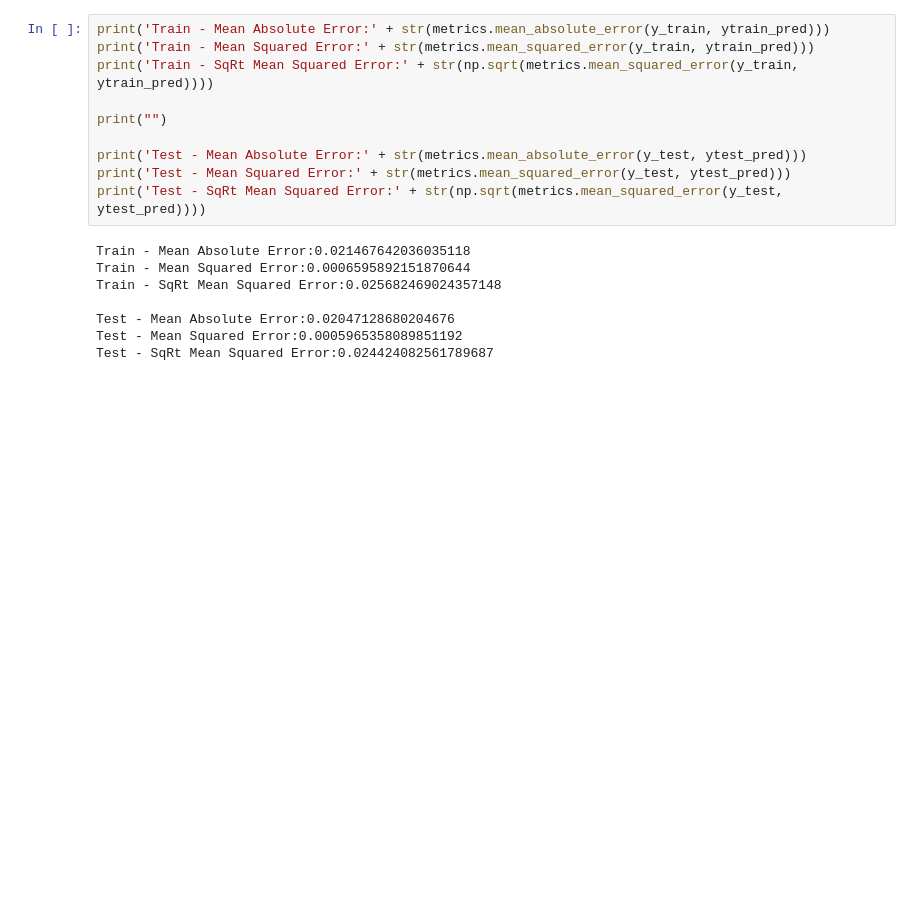
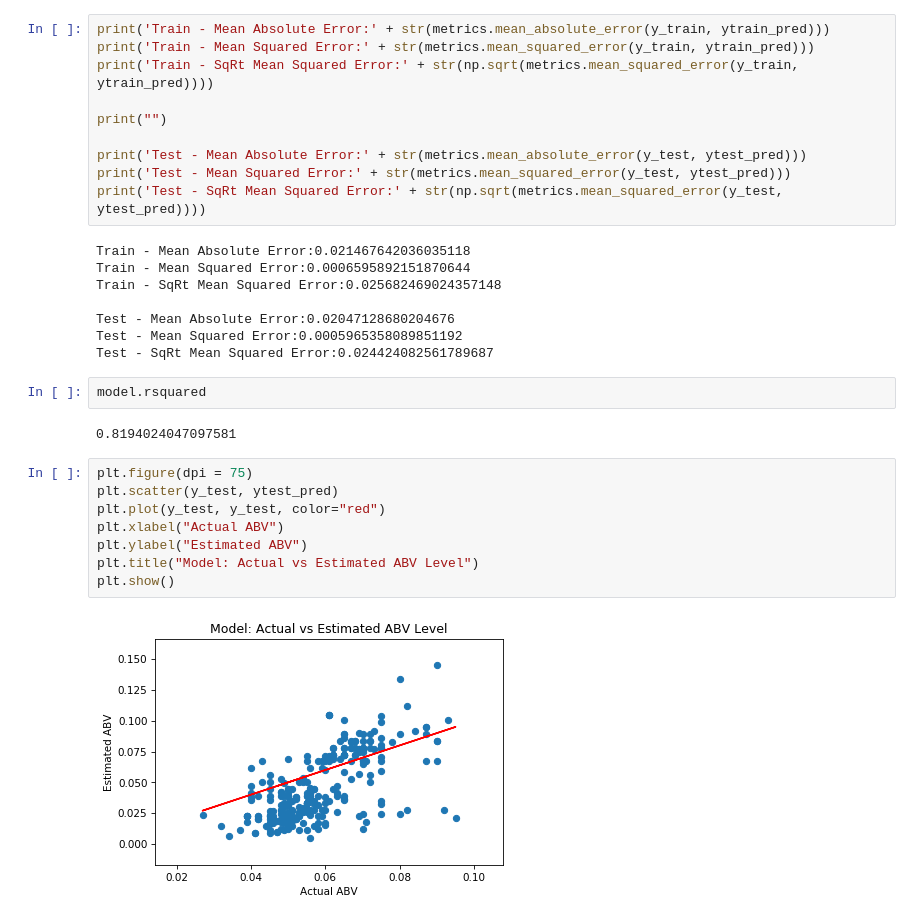
Before and after one commit to mcerow/abv_predictor, a Jupyter notebook: Blog3.ipynb, the cells around one changed output. Drawn from its saved outputs; the diff is of its cells as text; blank space fills up the shorter version.

Commit message:
updated model comparison

```diff
--- a/Blog3.ipynb
+++ b/Blog3.ipynb
@@ -210,3 +226,17 @@ Train - SqRt Mean Squared Error:0.025682469024357148
 Test - Mean Absolute Error:0.02047128680204676
 Test - Mean Squared Error:0.0005965358089851192
 Test - SqRt Mean Squared Error:0.024424082561789687
+# %%
+model.rsquared
+# %% [output]
+0.8194024047097581
+# %%
+plt.figure(dpi = 75)
+plt.scatter(y_test, ytest_pred)
+plt.plot(y_test, y_test, color="red")
+plt.xlabel("Actual ABV")
+plt.ylabel("Estimated ABV")
+plt.title("Model: Actual vs Estimated ABV Level")
+plt.show()
+# %% [output]
+[figure, added]
```
Also changed, not shown: parts of 4 cells of this notebook, 1 other file.
